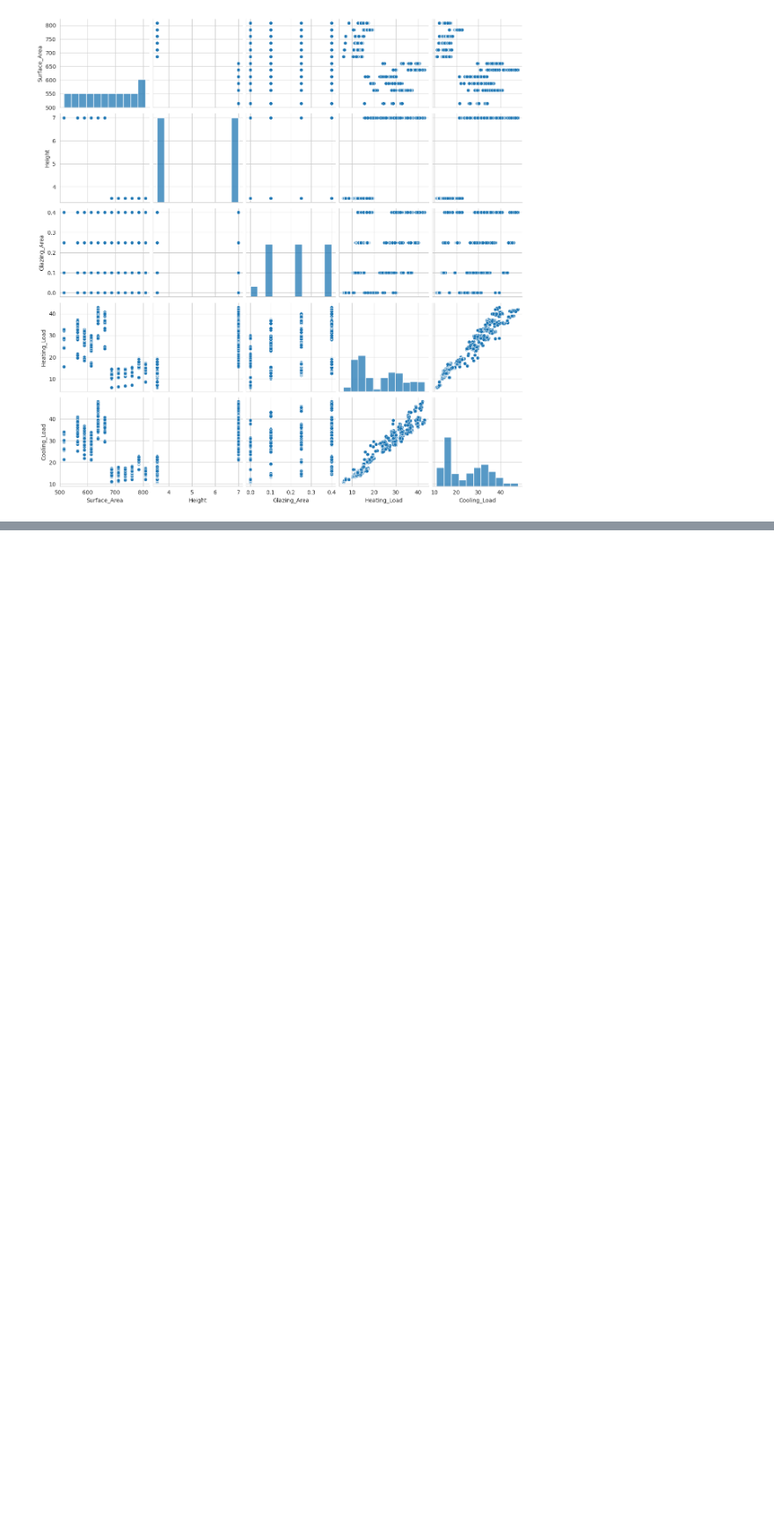
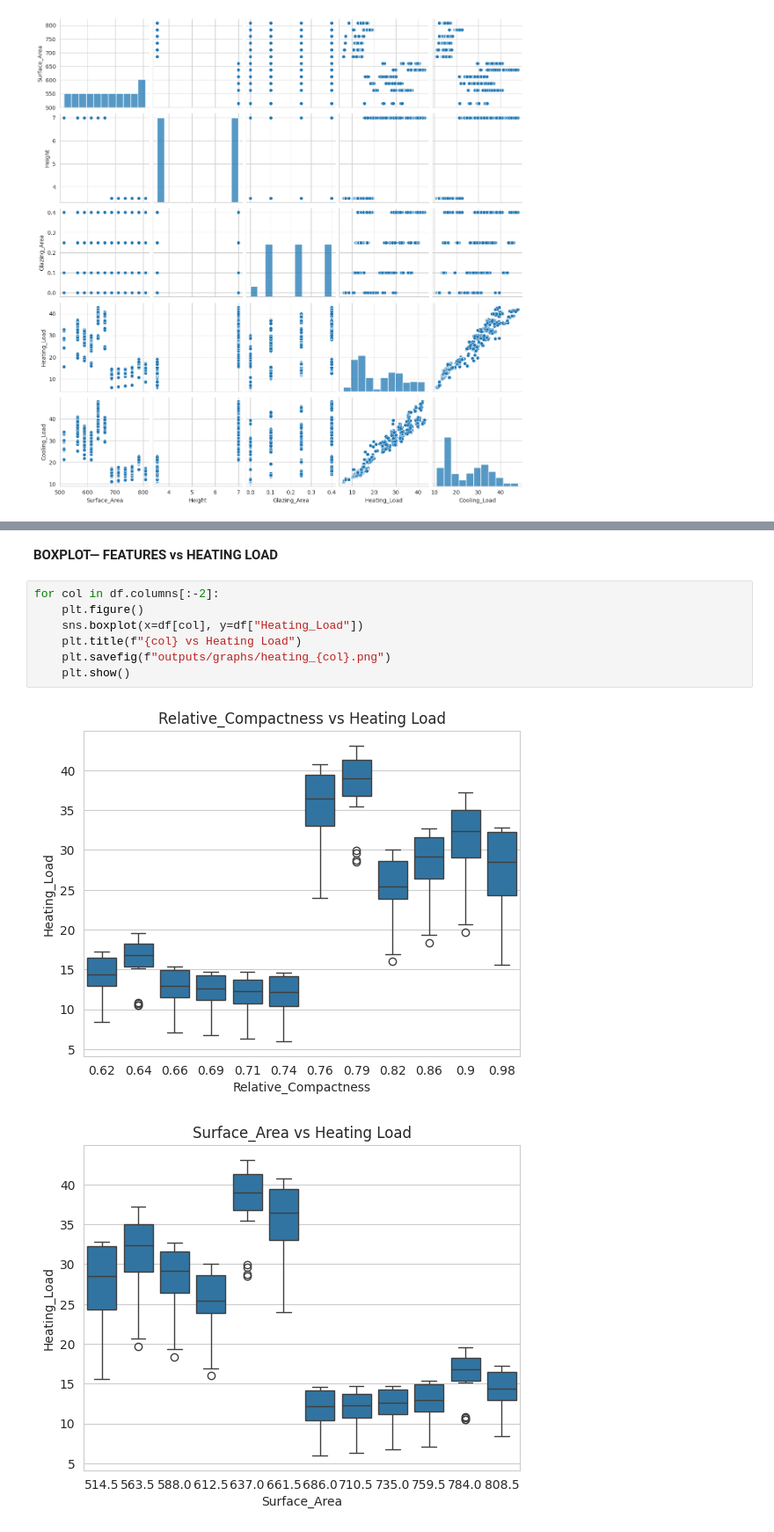
Before and after one commit to sreevathsa888/Data-Driven-Modeling-of-Residential-Building-Energy-Consumption, a Jupyter notebook: notebooks/01_EDA.ipynb, the cells around one changed output, grey strips where cells are left out. Shown at 88% size. Saved outputs shown, nothing was run; the diff lists cells and outputs as text; blank space fills up the shorter version.

```diff
--- a/notebooks/01_EDA.ipynb
+++ b/notebooks/01_EDA.ipynb
@@ -159,0 +169,12 @@ plt.show()
+# %% [markdown]
+**BOXPLOT— FEATURES vs HEATING LOAD**
+# %%
+for col in df.columns[:-2]:
+    plt.figure()
+    sns.boxplot(x=df[col], y=df["Heating_Load"])
+    plt.title(f"{col} vs Heating Load")
+    plt.savefig(f"outputs/graphs/heating_{col}.png")
+    plt.show()
+# %% [output]
+[figure, added]
+[figure, added]
```
Also changed, not shown: parts of 6 cells of this notebook, 17 other files.
